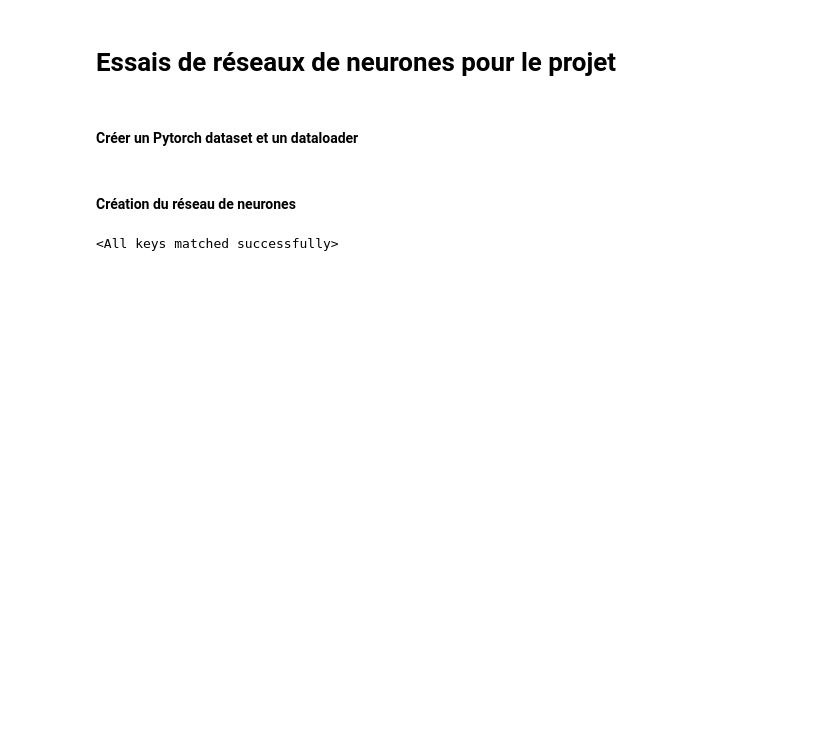
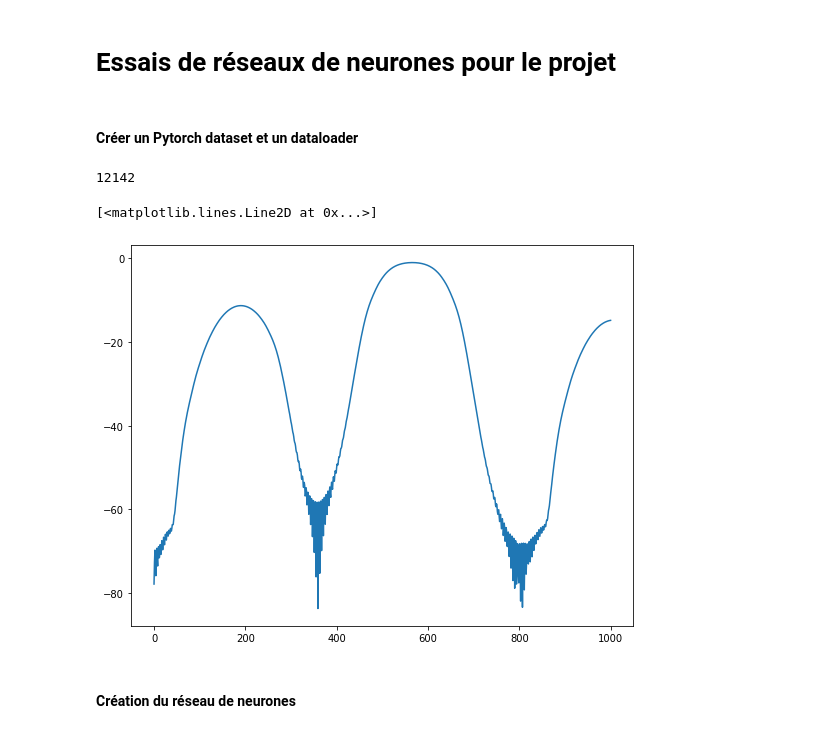
Before and after one commit to JonathanCauchon/Projet_machine_learning, a Jupyter notebook: JMV_denseNET.ipynb, the cells around one changed output. Cells and saved outputs as stored; diff of their text form; code cells hidden in the pictures; blank space fills up the shorter version.

```diff
--- a/JMV_denseNET.ipynb
+++ b/JMV_denseNET.ipynb
@@ -66,6 +71,14 @@ class CDCDataset(Dataset):
     def __len__(self):
         # TODO Q1A
         return len(self.Y)
+# %%
+dataset = CDCDataset("JC/Data/Dataset_v0.txt", "train")
+print(len(dataset.Y))
+plt.plot(dataset.Y[2])
+# %% [output]
+12142
+[<matplotlib.lines.Line2D at 0x...>]
+[figure, added]
 # %% [markdown]
 #### Création du réseau de neurones
 # %%
@@ -150,12 +164,6 @@ class DenseNet(nn.Module):
 #         out = self.pre_classifier(out)
 #         out = self.classifier(out)
         return out
-# %%
-model = DenseNet(1001)
-model.load_state_dict(torch.load("DenseNet_t3"))
-# model.eval()
-# %% [output]
-<All keys matched successfully>
 # %%
 # Définit si cuda est utilisé ou non
 # mettre cuda pour utiliser un GPU
```
Also changed, not shown: parts of 5 cells of this notebook.
